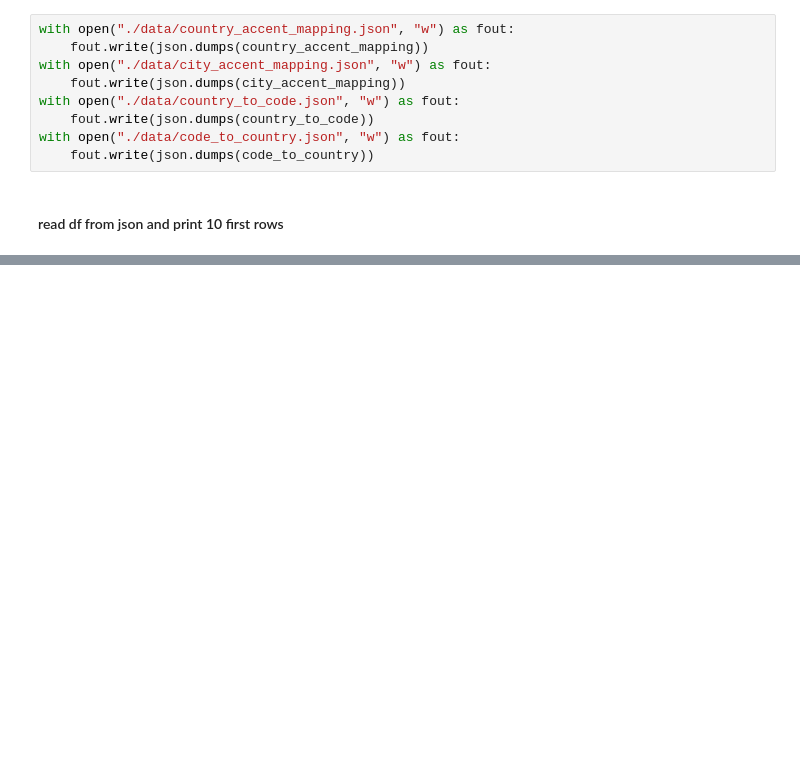
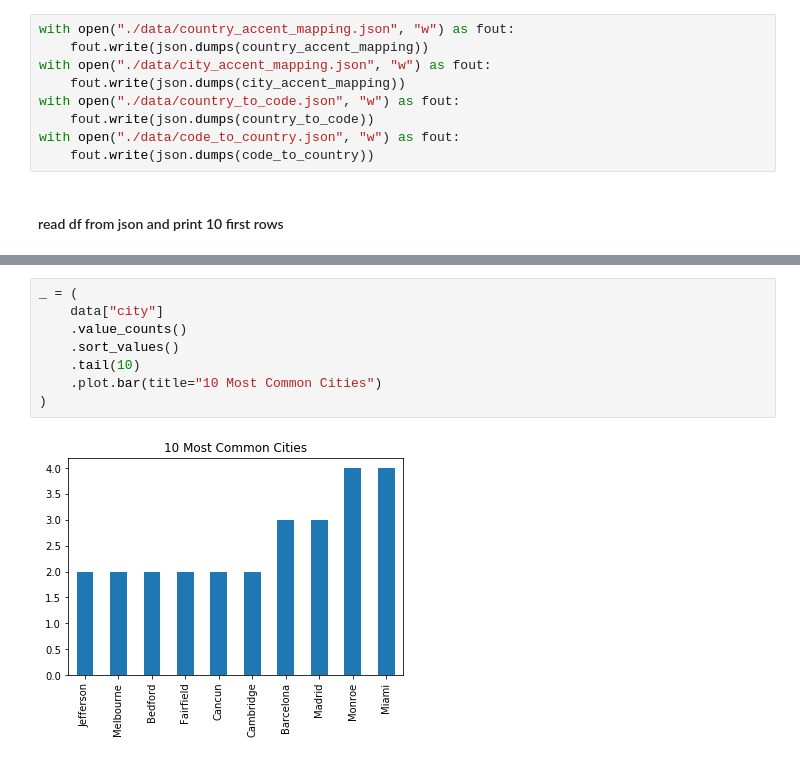
Before and after one commit to mjazwiecki/mjazwiecki-Discovering-Disease-Outbreaks-from-News-Headlines, a Jupyter notebook: solutionNotebook-v2.ipynb, the cells around one changed output, grey strips where cells are left out. Drawn from its saved outputs; the diff is of its cells as text; blank space fills up the shorter version.

```diff
--- a/solutionNotebook-v2.ipynb
+++ b/solutionNotebook-v2.ipynb
@@ -175,0 +268,10 @@ data.head(10)
+# %%
+_ = (
+    data["city"]
+    .value_counts()
+    .sort_values()
+    .tail(10)
+    .plot.bar(title="10 Most Common Cities")
+)
+# %% [output]
+[figure, added]
```
Also changed, not shown: parts of 23 cells of this notebook, 1 other file.
